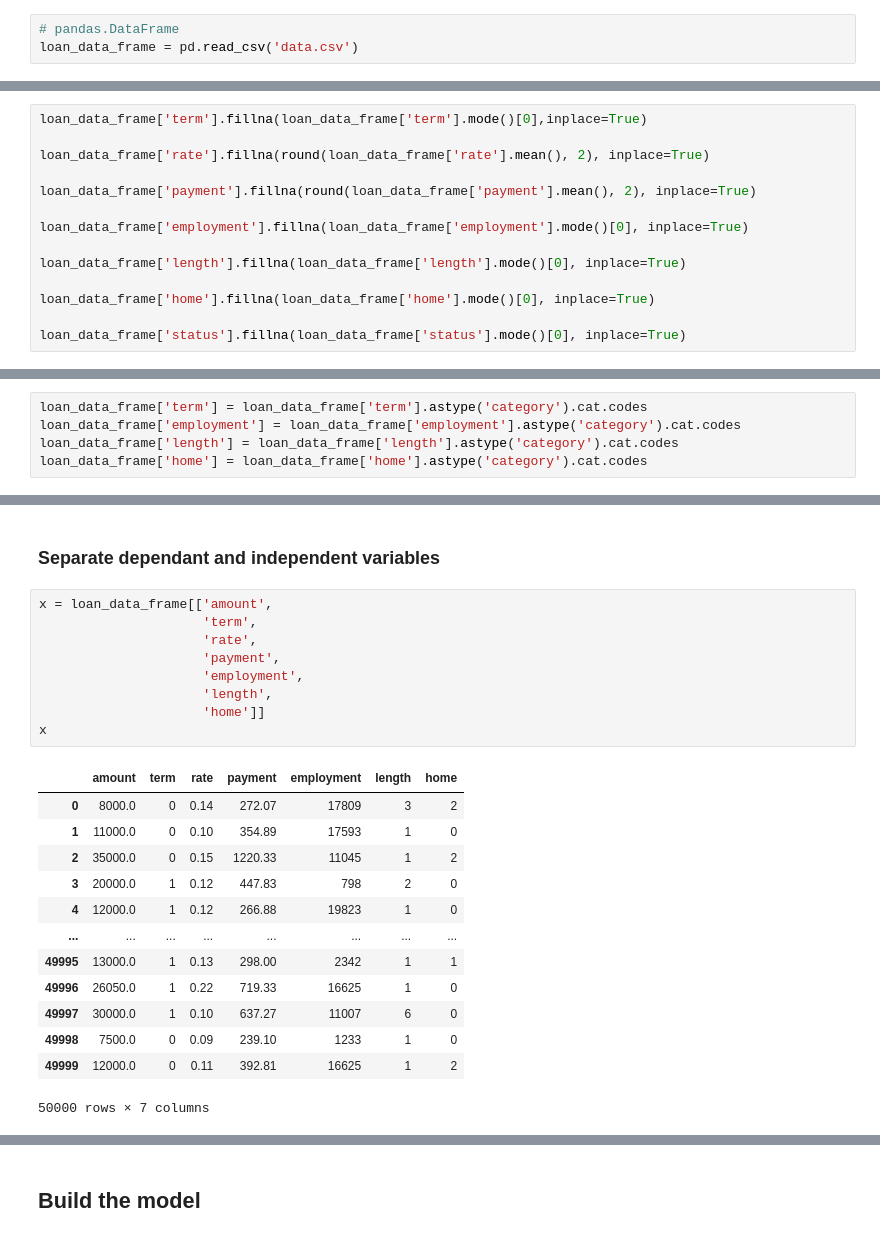
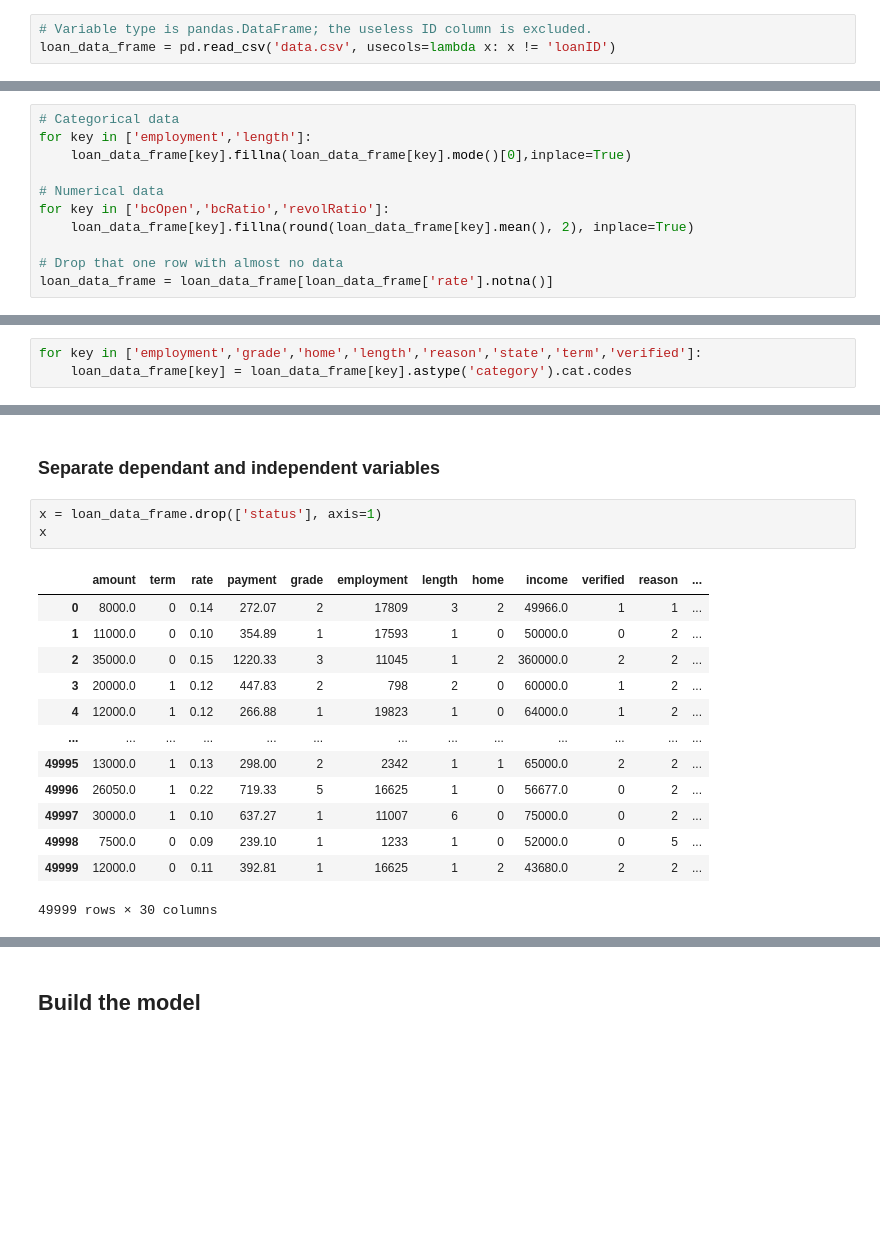
Before and after one commit to akhuntsaria/loan-default-prediction, a Jupyter notebook: main.ipynb, the cells around one changed output, grey strips where cells are left out. Drawn from its saved outputs; the diff is of its cells as text; blank space fills up the shorter version.

Commit message:
Add more columns to increase accuracy

```diff
--- a/main.ipynb
+++ b/main.ipynb
@@ -14,8 +15,8 @@ from sklearn.metrics import classification_report
 # %% [markdown]
 ## Load data
 # %%
-# pandas.DataFrame
-loan_data_frame = pd.read_csv('data.csv')
+# Variable type is pandas.DataFrame; the useless ID column is excluded.
+loan_data_frame = pd.read_csv('data.csv', usecols=lambda x: x != 'loanID')
 # %% [markdown]
 ### Count of rows
 # %%
@@ -99,14 +97,0 @@ mean_amount
-# %%
-loan_data_frame['term'].fillna(loan_data_frame['term'].mode()[0],inplace=True)
-
-loan_data_frame['rate'].fillna(round(loan_data_frame['rate'].mean(), 2), inplace=True)
-
-loan_data_frame['payment'].fillna(round(loan_data_frame['payment'].mean(), 2), inplace=True)
-
-loan_data_frame['employment'].fillna(loan_data_frame['employment'].mode()[0], inplace=True)
-
-loan_data_frame['length'].fillna(loan_data_frame['length'].mode()[0], inplace=True)
-
-loan_data_frame['home'].fillna(loan_data_frame['home'].mode()[0], inplace=True)
-
-loan_data_frame['status'].fillna(loan_data_frame['status'].mode()[0], inplace=True)
@@ -134,0 +100,11 @@ dtype: int64
+# %%
+# Categorical data
+for key in ['employment','length']:
+    loan_data_frame[key].fillna(loan_data_frame[key].mode()[0],inplace=True)
+
+# Numerical data
+for key in ['bcOpen','bcRatio','revolRatio']:
+    loan_data_frame[key].fillna(round(loan_data_frame[key].mean(), 2), inplace=True)
+
+# Drop that one row with almost no data
+loan_data_frame = loan_data_frame[loan_data_frame['rate'].notna()]
@@ -157,10 +155,8 @@ dtype: object
 # %% [markdown]
 ### Convert non-numerical values
 # %%
-loan_data_frame['term'] = loan_data_frame['term'].astype('category').cat.codes
-loan_data_frame['employment'] = loan_data_frame['employment'].astype('category').cat.codes
-loan_data_frame['length'] = loan_data_frame['length'].astype('category').cat.codes
-loan_data_frame['home'] = loan_data_frame['home'].astype('category').cat.codes
+for key in ['employment','grade','home','length','reason','state','term','verified']:
+    loan_data_frame[key] = loan_data_frame[key].astype('category').cat.codes
 # %% [markdown]
 ### Make dependent value binary
 # %%
@@ -190,28 +186,22 @@ dtype: object
 # %% [markdown]
 ### Separate dependant and independent variables
 # %%
-x = loan_data_frame[['amount',
-                     'term',
-                     'rate',
-                     'payment',
-                     'employment',
-                     'length',
-                     'home']]
+x = loan_data_frame.drop(['status'], axis=1)
 x
 # %% [output]
-|  | amount | term | rate | payment | employment | length | home |
-| 0 | 8000.0 | 0 | 0.14 | 272.07 | 17809 | 3 | 2 |
-| 1 | 11000.0 | 0 | 0.10 | 354.89 | 17593 | 1 | 0 |
-| 2 | 35000.0 | 0 | 0.15 | 1220.33 | 11045 | 1 | 2 |
-| 3 | 20000.0 | 1 | 0.12 | 447.83 | 798 | 2 | 0 |
-| 4 | 12000.0 | 1 | 0.12 | 266.88 | 19823 | 1 | 0 |
-| ... | ... | ... | ... | ... | ... | ... | ... |
-| 49995 | 13000.0 | 1 | 0.13 | 298.00 | 2342 | 1 | 1 |
-| 49996 | 26050.0 | 1 | 0.22 | 719.33 | 16625 | 1 | 0 |
-| 49997 | 30000.0 | 1 | 0.10 | 637.27 | 11007 | 6 | 0 |
-| 49998 | 7500.0 | 0 | 0.09 | 239.10 | 1233 | 1 | 0 |
-| 49999 | 12000.0 | 0 | 0.11 | 392.81 | 16625 | 1 | 2 |
+|  | amount | term | rate | payment | grade | employment | length | home | income | verified | reason | ... |
+| 0 | 8000.0 | 0 | 0.14 | 272.07 | 2 | 17809 | 3 | 2 | 49966.0 | 1 | 1 | ... |
+| 1 | 11000.0 | 0 | 0.10 | 354.89 | 1 | 17593 | 1 | 0 | 50000.0 | 0 | 2 | ... |
+| 2 | 35000.0 | 0 | 0.15 | 1220.33 | 3 | 11045 | 1 | 2 | 360000.0 | 2 | 2 | ... |
+| 3 | 20000.0 | 1 | 0.12 | 447.83 | 2 | 798 | 2 | 0 | 60000.0 | 1 | 2 | ... |
+| 4 | 12000.0 | 1 | 0.12 | 266.88 | 1 | 19823 | 1 | 0 | 64000.0 | 1 | 2 | ... |
+| ... | ... | ... | ... | ... | ... | ... | ... | ... | ... | ... | ... | ... |
+| 49995 | 13000.0 | 1 | 0.13 | 298.00 | 2 | 2342 | 1 | 1 | 65000.0 | 2 | 2 | ... |
+| 49996 | 26050.0 | 1 | 0.22 | 719.33 | 5 | 16625 | 1 | 0 | 56677.0 | 0 | 2 | ... |
+| 49997 | 30000.0 | 1 | 0.10 | 637.27 | 1 | 11007 | 6 | 0 | 75000.0 | 0 | 2 | ... |
+| 49998 | 7500.0 | 0 | 0.09 | 239.10 | 1 | 1233 | 1 | 0 | 52000.0 | 0 | 5 | ... |
+| 49999 | 12000.0 | 0 | 0.11 | 392.81 | 1 | 16625 | 1 | 2 | 43680.0 | 2 | 2 | ... |
-50000 rows × 7 columns
+49999 rows × 30 columns
 # %%
 y = loan_data_frame['status']
 y
```
Also changed, not shown: parts of 16 cells of this notebook.
